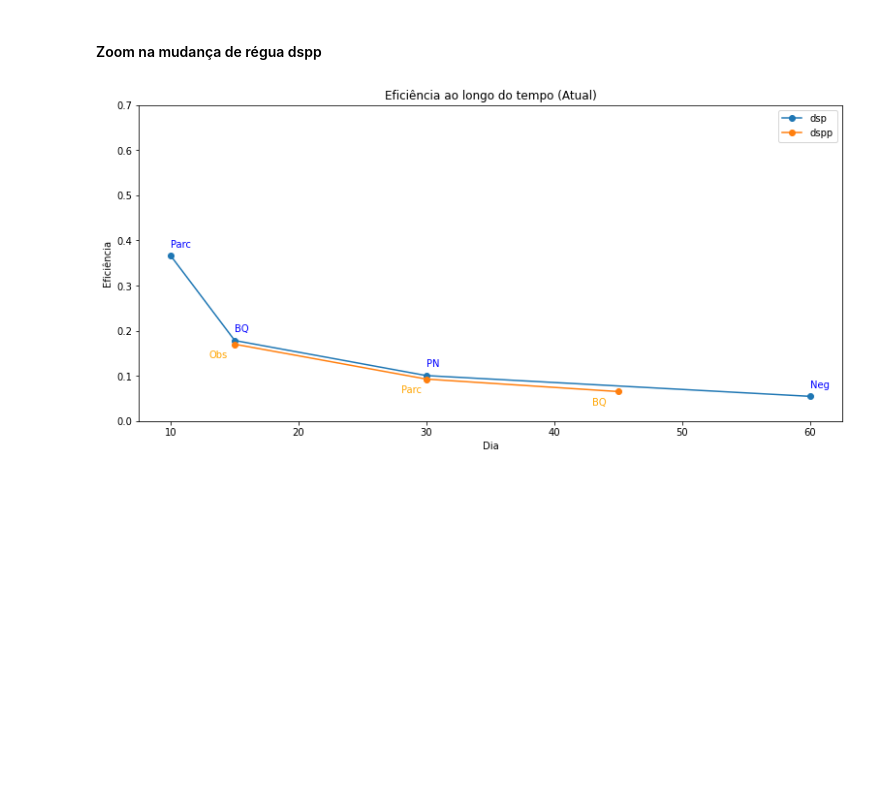
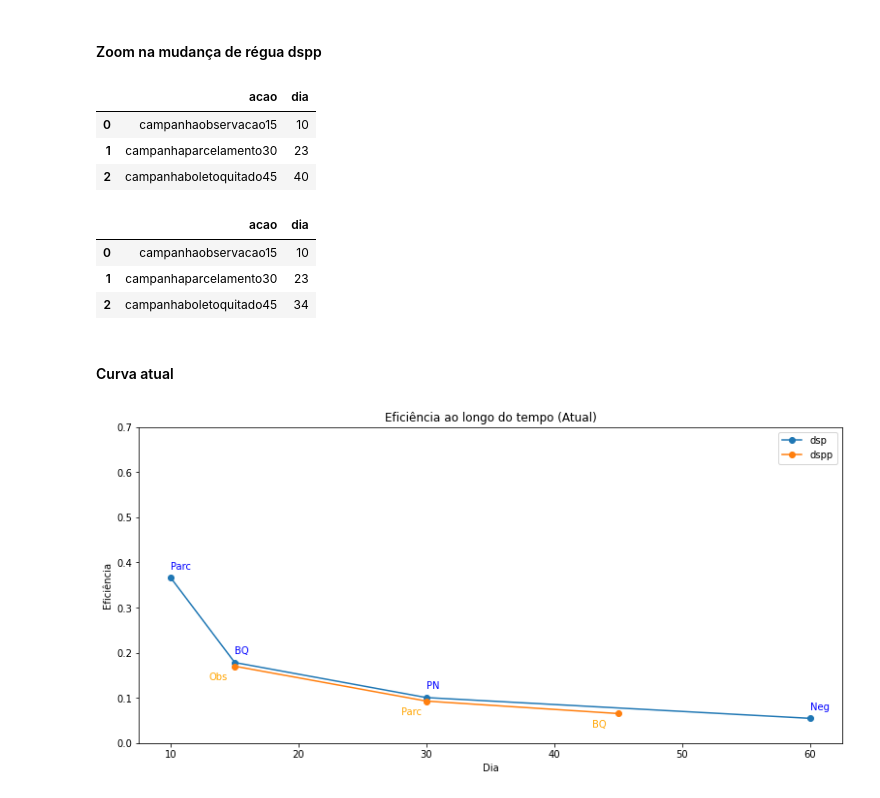
Before and after one commit to heitorfe/data_challenge_stone, a Jupyter notebook: notebooks/EDA-Fin.ipynb, the cells around one changed output. Drawn from its saved outputs; the diff is of its cells as text; code cells hidden in the pictures; blank space fills up the shorter version.

```diff
--- a/notebooks/EDA-Fin.ipynb
+++ b/notebooks/EDA-Fin.ipynb
@@ -557,6 +567,22 @@ Curva estimada de como estariam dispostas as campanhas na nova régua.
 As linhas pontilhadas estima a eficiênca das novas campanhas de acordo com a curva de engajamento atual. A curva real poderia ser construída e validaria a nova estratégia ou não.
 # %% [markdown]
 #### Zoom na mudança de régua dspp
+# %%
+df_dspp[['acao', 'dia']]
+# %% [output]
+|  | acao | dia |
+| 0 | campanhaobservacao15 | 10 |
+| 1 | campanhaparcelamento30 | 23 |
+| 2 | campanhaboletoquitado45 | 40 |
+# %%
+df_dspp_[['acao', 'dia']]
+# %% [output]
+|  | acao | dia |
+| 0 | campanhaobservacao15 | 10 |
+| 1 | campanhaparcelamento30 | 23 |
+| 2 | campanhaboletoquitado45 | 34 |
+# %% [markdown]
+#### Curva atual
 # %%
 
 plt.figure(figsize=(13,6))
```
Also changed, not shown: parts of 12 cells of this notebook.
